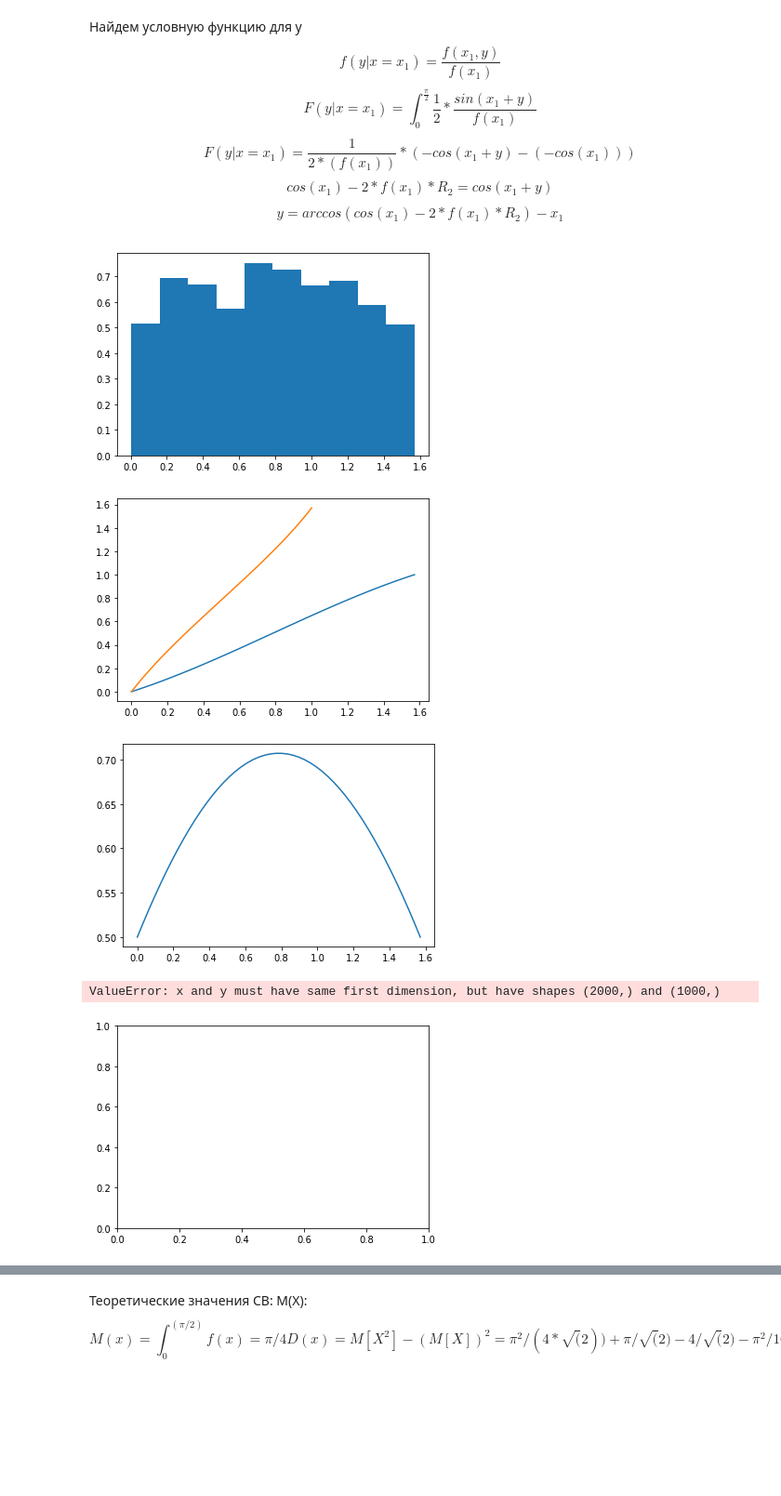
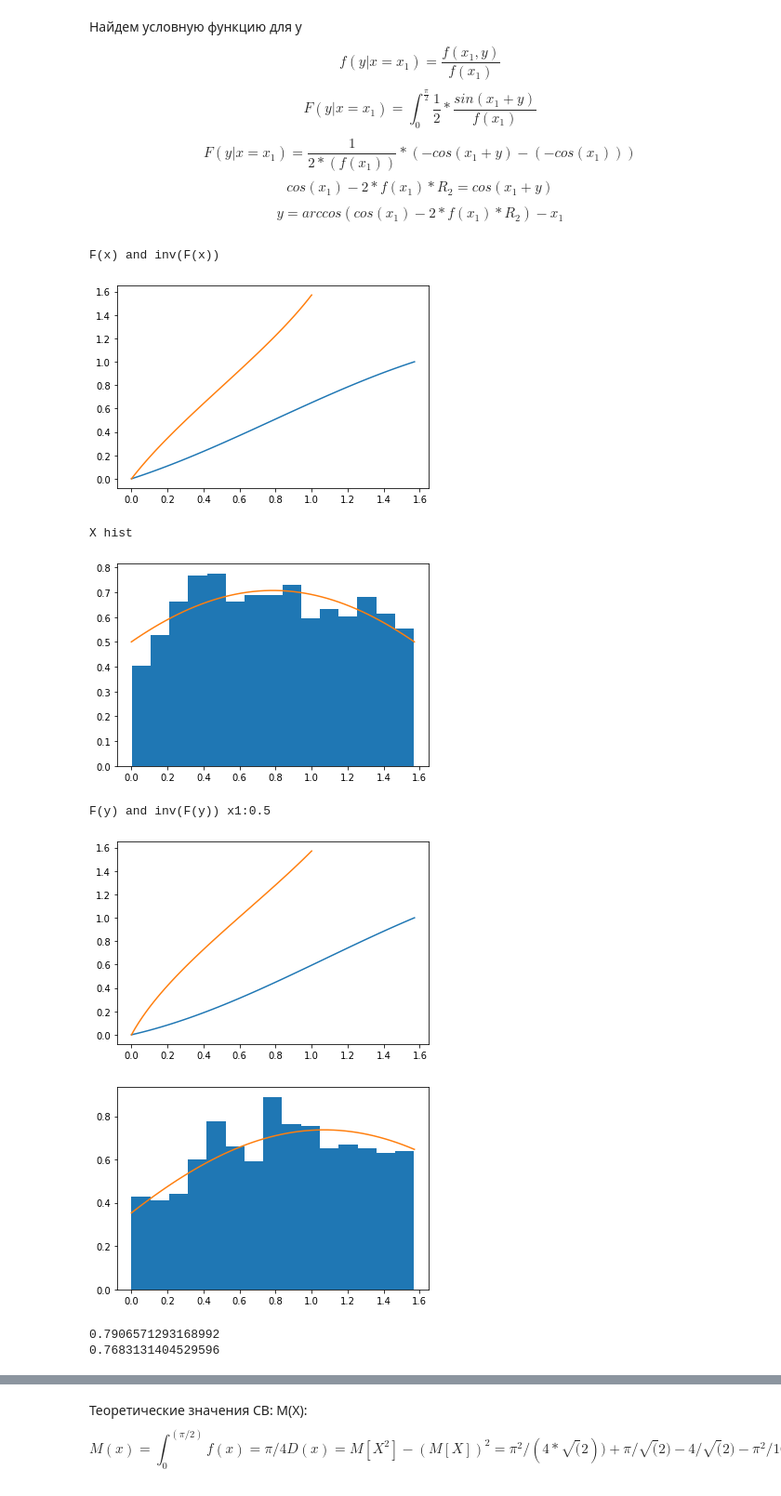
Before and after one commit to KirylAkulich1/MathModeling, a Jupyter notebook: lab3/lab3.ipynb, the cells around one changed output, grey strips where cells are left out. Shown: that part at 93% size. Drawn from its saved outputs; the diff is of its cells as text; code cells hidden in the pictures; blank space fills up the shorter version.

```diff
--- a/lab3/lab3.ipynb
+++ b/lab3/lab3.ipynb
@@ -44,50 +44,74 @@ import matplotlib.pyplot as plt
 SQRT_2 = 2**(0.5)
 SQRT_2_INV = 1 / SQRT_2
 
+def f(x,y):
+    return 0.5*np.sin(x+y)
 def f_x(x):
     return SQRT_2_INV*np.cos(x-np.pi/4)
 def F_X(x):
     return SQRT_2_INV*(math.sin(x-np.pi/4) + SQRT_2_INV)
 def get_x(R1):
-    return math.asin(SQRT_2*R1 - SQRT_2_INV) + np.pi/4
+    return np.arcsin(SQRT_2*R1 - SQRT_2_INV) + np.pi/4
 
 def get_y(R2,x1):
     return np.arccos(np.cos(x1) - 2* f_x(x1)*R2) - x1
-
+def F_Y(y,x1):
+    return 1/(2*f_x(x1))*(-np.cos(x1+y) +np.cos(x1))
+def f_y(y,x1):
+    return f(x1,y)/f_x(x1)
 def vector_generator_2d():
     while True:
         R1 = random.random()
         R2 = random.random()
         x = get_x(R1)
         y = get_y(R2,x)
         yield (x,y)
 
+def y_generator(x1):
+    while True:
+        R2 = random.random()
+        y = get_y(R2,x1)
+        yield y
+
+x_y_points =list()
 vector_2d_generator = vector_generator_2d()
-
-x_y_points = list()
 for _ in range(1000):
-    x_y_points.append(next(vector_2d_generator))
-
-
-plt.hist([vector[0] for vector in x_y_points],density=True)
+    x,y = next(vector_2d_generator)
+    x_y_points.append((x,y))
+print("F(x) and inv(F(x))")
 x_ls = np.linspace(0,np.pi/2)
 _x = np.linspace(0,1)
-plt.show()
 plt.plot(x_ls,[F_X(x) for x in x_ls])
 plt.plot(_x,[get_x(x) for x in _x])
 
 plt.show()
+print("X hist")
+plt.hist([vector[0] for vector in x_y_points],bins=15,density=True)
 plt.plot(x_ls,[f_x(x) for x in x_ls])
+plt.show()
 
-plt.plot()
+x1 = 0.5
+print(f"F(y) and inv(F(y)) x1:{x1}")
+y_ls = np.linspace(0,np.pi/2)
+_y = np.linspace(0,1)
 
+y_gen = y_generator(x1)
+y_points = [next(y_gen) for _ in range(1000)]
+
+plt.plot(y_ls,[F_Y(y,x1) for y in y_ls])
+plt.plot(_y,[get_y(y,x1) for y in _y])
 plt.show()
-plt.plot(range(2000),[vector[0] for vector in x_y_points],'o')
-print(np.mean([vector[0] for vector in x_y_points]))
-print(np.mean([vector[1] for vector in x_y_points]))
+
+plt.hist([y for y in y_points],bins=15,density=True)
+plt.plot(y_ls,[f_y(y,x1) for y in y_ls])
+plt.show()
 # %% [output]
+F(x) and inv(F(x))
-[figure, old version]
+[figure, new version]
+X hist
-[figure, old version]
+[figure, new version]
+F(y) and inv(F(y)) x1:0.5
-[figure, old version]
+[figure, new version]
-ValueError: x and y must have same first dimension, but have shapes (2000,) and (1000,)
-[figure, old version]
+[figure, new version]
+0.7906571293168992
+0.7683131404529596
```
Also changed, not shown: parts of 3 cells of this notebook, 2 other files.
